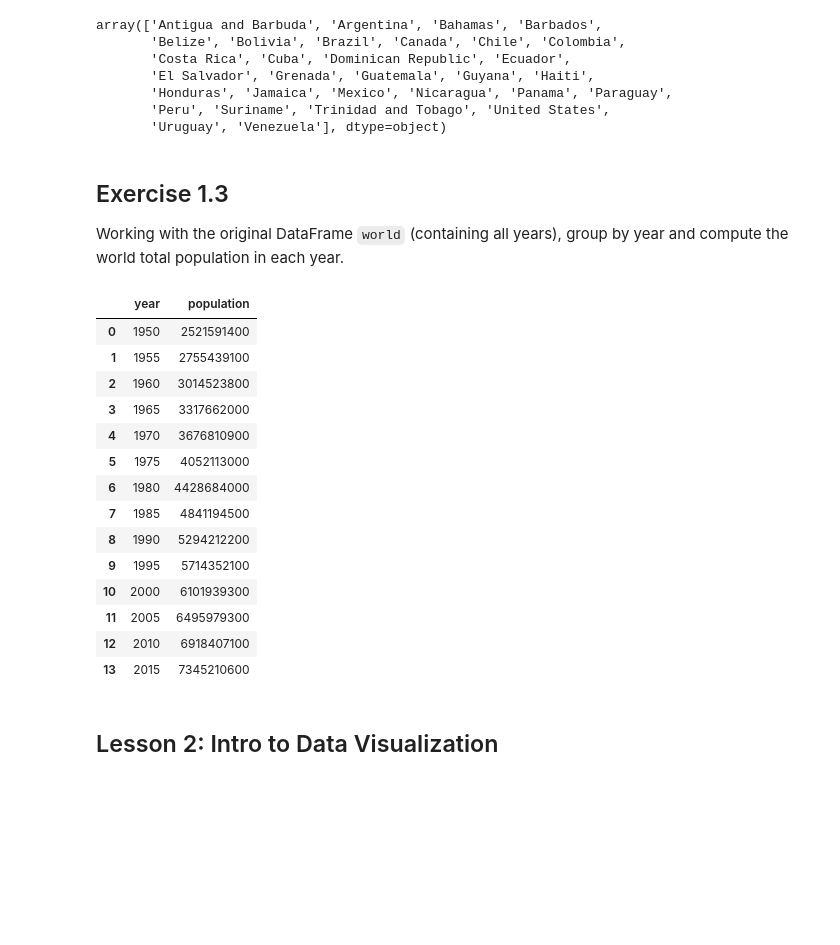
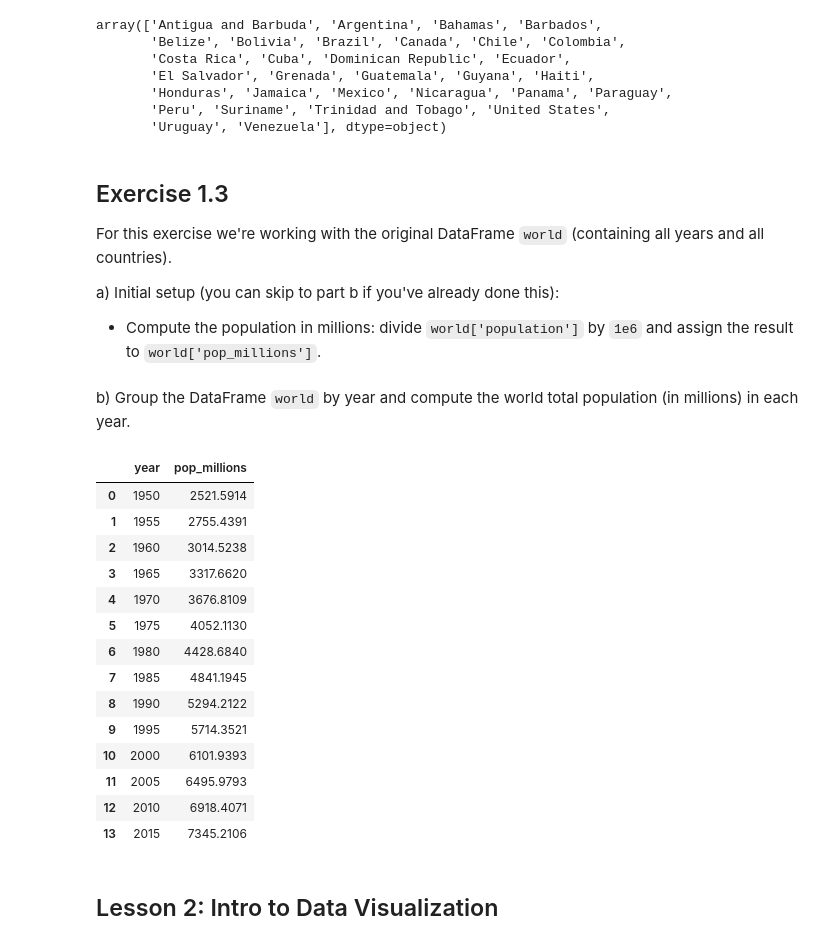
Before and after one commit to jenfly/datajam-python, a Jupyter notebook: solutions.ipynb, the cells around one changed output. Cells and saved outputs as stored; diff of their text form; code cells hidden in the pictures; blank space fills up the shorter version.

```diff
--- a/solutions.ipynb
+++ b/solutions.ipynb
@@ -117,27 +119,34 @@ array(['Antigua and Barbuda', 'Argentina', 'Bahamas', 'Barbados',
        'Honduras', 'Jamaica', 'Mexico', 'Nicaragua', 'Panama', 'Paraguay',
        'Peru', 'Suriname', 'Trinidad and Tobago', 'United States',
        'Uruguay', 'Venezuela'], dtype=object)
+# %% [markdown]
+## Exercise 1.3
+
+For this exercise we're working with the original DataFrame `world` (containing all years and all countries).
+
+a) Initial setup (you can skip to part b if you've already done this):
+  - Compute the population in millions: divide `world['population']` by `1e6` and assign the result to `world['pop_millions']`.
+# %%
+world['pop_millions'] = world['population'] / 1e6
 # %% [markdown]
-## Exercise 1.3
-
-Working with the original DataFrame `world` (containing all years), group by year and compute the world total population in each year.
+b) Group the DataFrame `world` by year and compute the world total population (in millions) in each year.
 # %%
-world.groupby('year', as_index=False)['population'].sum()
+world.groupby('year', as_index=False)['pop_millions'].sum()
 # %% [output]
-|  | year | population |
-| 0 | 1950 | 2521591400 |
-| 1 | 1955 | 2755439100 |
-| 2 | 1960 | 3014523800 |
-| 3 | 1965 | 3317662000 |
-| 4 | 1970 | 3676810900 |
-| 5 | 1975 | 4052113000 |
-| 6 | 1980 | 4428684000 |
-| 7 | 1985 | 4841194500 |
-| 8 | 1990 | 5294212200 |
-| 9 | 1995 | 5714352100 |
-| 10 | 2000 | 6101939300 |
-| 11 | 2005 | 6495979300 |
-| 12 | 2010 | 6918407100 |
-| 13 | 2015 | 7345210600 |
+|  | year | pop_millions |
+| 0 | 1950 | 2521.5914 |
+| 1 | 1955 | 2755.4391 |
+| 2 | 1960 | 3014.5238 |
+| 3 | 1965 | 3317.6620 |
+| 4 | 1970 | 3676.8109 |
+| 5 | 1975 | 4052.1130 |
+| 6 | 1980 | 4428.6840 |
+| 7 | 1985 | 4841.1945 |
+| 8 | 1990 | 5294.2122 |
+| 9 | 1995 | 5714.3521 |
+| 10 | 2000 | 6101.9393 |
+| 11 | 2005 | 6495.9793 |
+| 12 | 2010 | 6918.4071 |
+| 13 | 2015 | 7345.2106 |
 # %% [markdown]
 ## Lesson 2: Intro to Data Visualization
```
Also changed, not shown: parts of 14 cells of this notebook, 3 other files.
